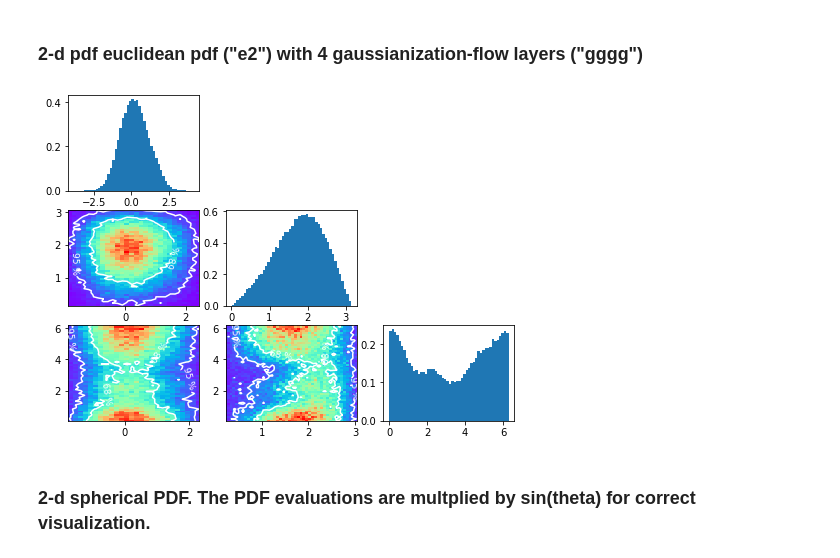
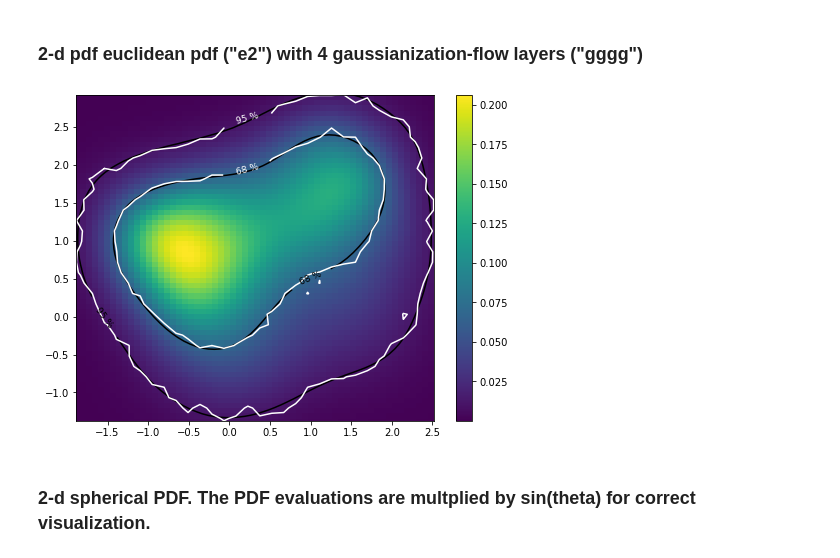
Before and after one commit to thoglu/jammy_flows, a Jupyter notebook: examples/examples.ipynb, the cells around one changed output. Drawn from its saved outputs; the diff is of its cells as text; code cells hidden in the pictures.

```diff
--- a/examples/examples.ipynb
+++ b/examples/examples.ipynb
@@ -19,12 +19,12 @@ import jammy_flows.helper_fns as helper_fns
 ### 2-d pdf euclidean pdf ("e2") with 4 gaussianization-flow layers ("gggg")
 # %%
 
-fived_pdf=fbase.pdf("e1+s2", "gg+vv")
+fived_pdf=fbase.pdf("e2", "gg")
 
 fig=pylab.figure(figsize=(8,6))
 _, _=helper_fns.visualize_pdf(fived_pdf,fig,nsamples=100000)
 # %% [output]
-[figure, old version]
+[figure, new version]
 # %% [markdown]
 ### 2-d spherical PDF. The PDF evaluations are multplied by sin(theta) for correct visualization.
 # %%
```
Also changed, not shown: parts of 5 cells of this notebook, 2 other files.
